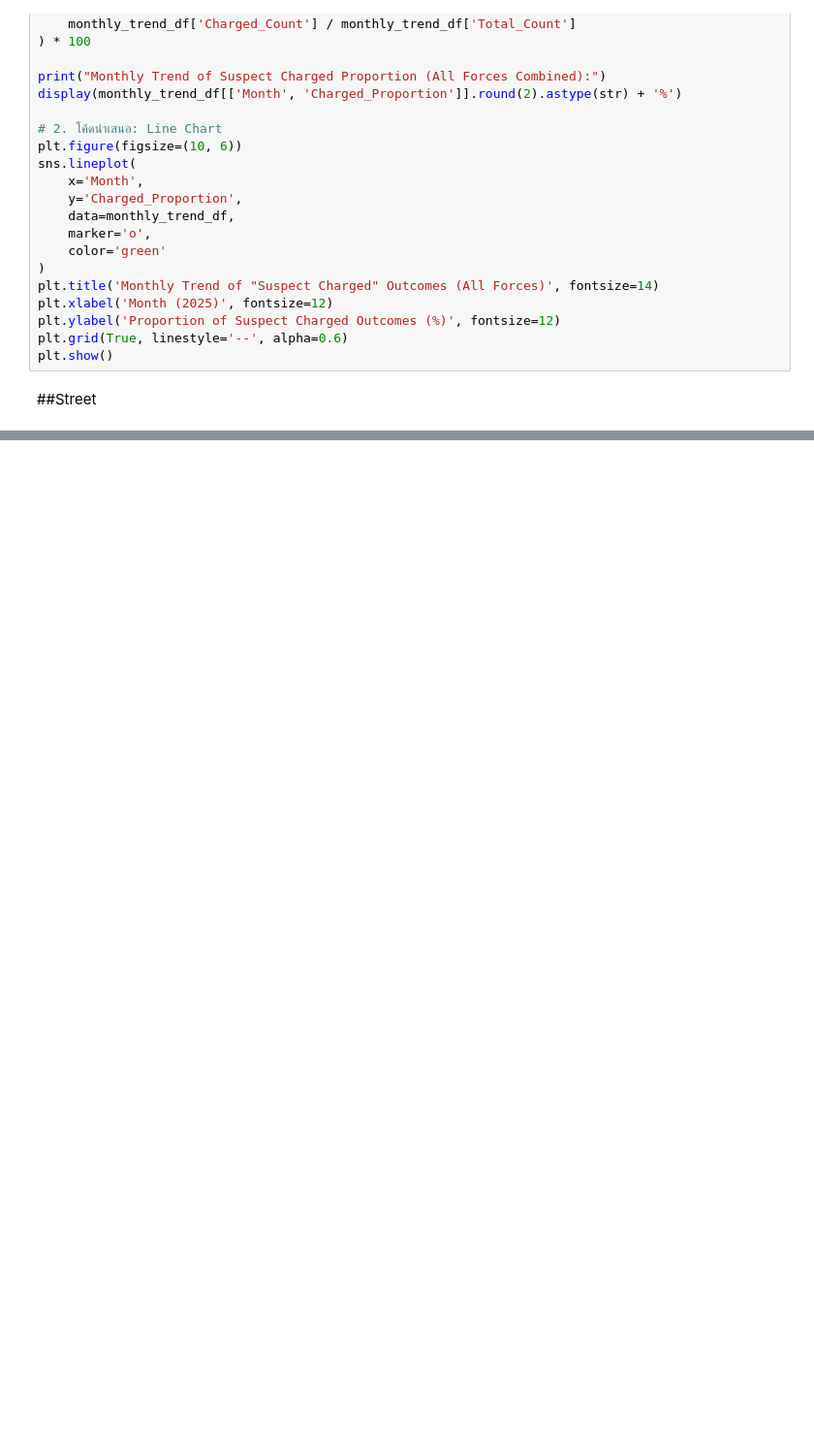
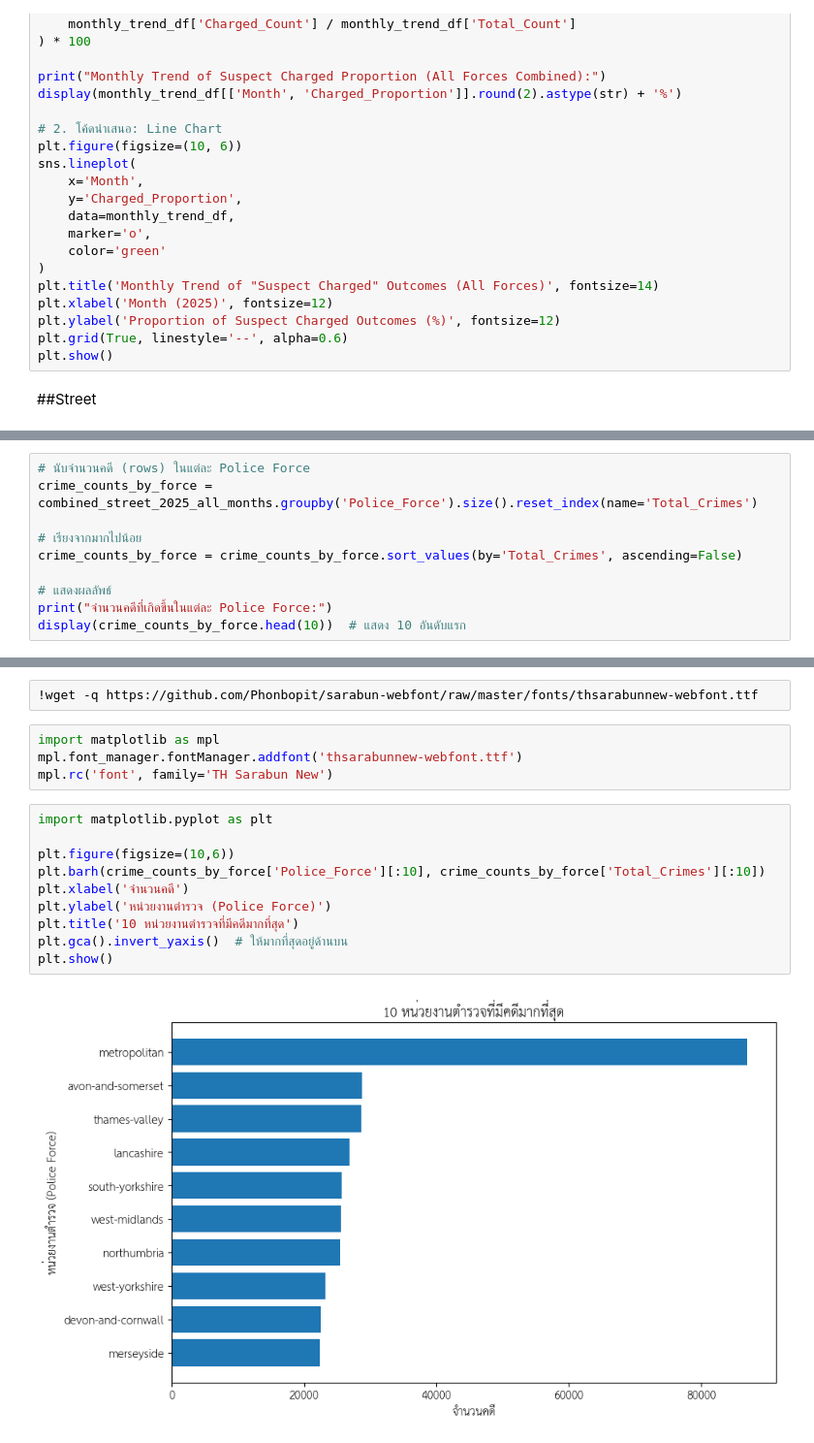
Before and after one commit to jangInw007/JENZY_Project, a Jupyter notebook: JENZY(nky)_is_perfect_project_Basicpro.ipynb, the cells around one changed output, grey strips where cells are left out. Shown at 97% size. Cells and saved outputs as stored; diff of their text form; blank space fills up the shorter version.

```diff
--- a/JENZY(nky)_is_perfect_project_Basicpro.ipynb
+++ b/JENZY(nky)_is_perfect_project_Basicpro.ipynb
@@ -1166,0 +1218,10 @@ plt.show()
+# %%
+# นับจำนวนคดี (rows) ในแต่ละ Police Force
+crime_counts_by_force = combined_street_2025_all_months.groupby('Police_Force').size().reset_index(name='Total_Crimes')
+
+# เรียงจากมากไปน้อย
+crime_counts_by_force = crime_counts_by_force.sort_values(by='Total_Crimes', ascending=False)
+
+# แสดงผลลัพธ์
+print("จำนวนคดีที่เกิดขึ้นในแต่ละ Police Force:")
+display(crime_counts_by_force.head(10))  # แสดง 10 อันดับแรก
@@ -1166,0 +1241,18 @@ plt.show()
+# %%
+!wget -q https://github.com/Phonbopit/sarabun-webfont/raw/master/fonts/thsarabunnew-webfont.ttf
+# %%
+import matplotlib as mpl
+mpl.font_manager.fontManager.addfont('thsarabunnew-webfont.ttf')
+mpl.rc('font', family='TH Sarabun New')
+# %%
+import matplotlib.pyplot as plt
+
+plt.figure(figsize=(10,6))
+plt.barh(crime_counts_by_force['Police_Force'][:10], crime_counts_by_force['Total_Crimes'][:10])
+plt.xlabel('จำนวนคดี')
+plt.ylabel('หน่วยงานตำรวจ (Police Force)')
+plt.title('10 หน่วยงานตำรวจที่มีคดีมากที่สุด')
+plt.gca().invert_yaxis()  # ให้มากที่สุดอยู่ด้านบน
+plt.show()
+# %% [output]
+[figure, added]
```
Also changed, not shown: parts of 18 cells of this notebook.
